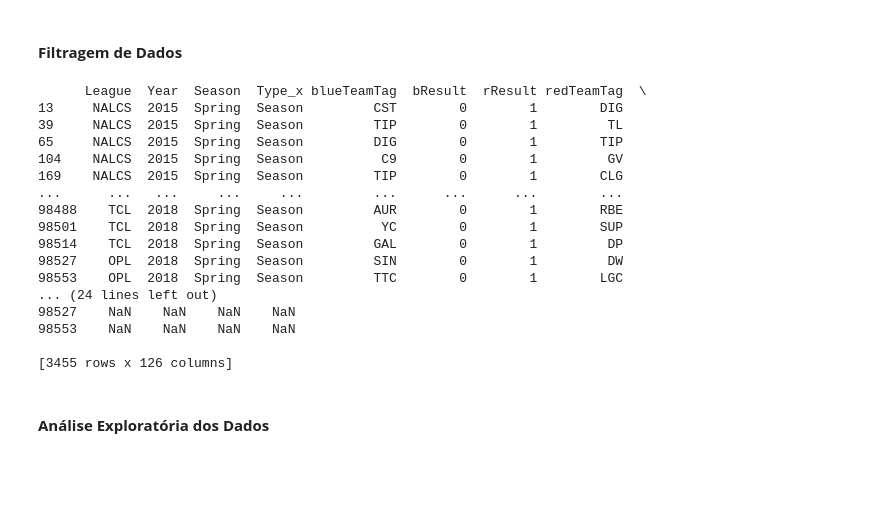
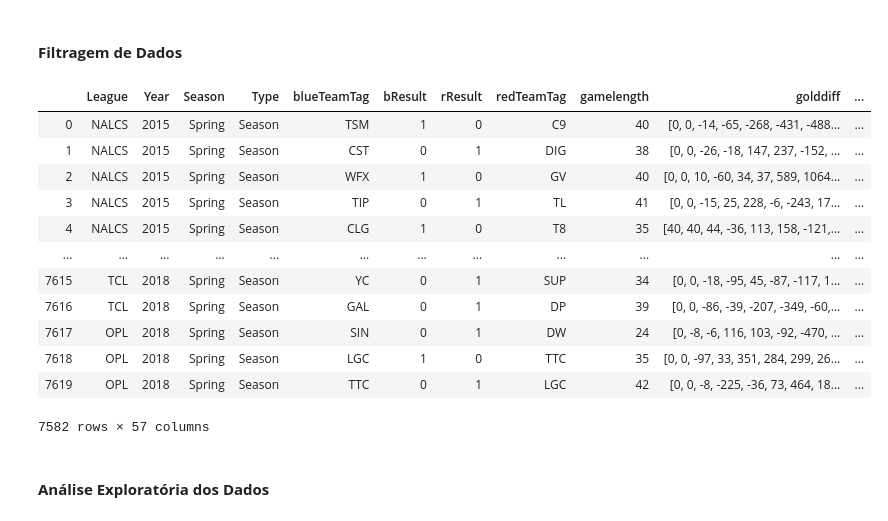
Before and after one commit to hawkthief/League_of_Vivas, a Jupyter notebook: jupyter/Ciência de Dados.ipynb, the cells around one changed output. Cells and saved outputs as stored; diff of their text form; code cells hidden in the pictures; blank space fills up the shorter version.

```diff
--- a/jupyter/Ciência de Dados.ipynb
+++ b/jupyter/Ciência de Dados.ipynb
@@ -132,43 +139,39 @@ kills = kills.dropna(subset=['Time'])
 # %%
 gold_partida = pandas.merge(match_info, gold, on='Address')
 
 gold_partida_f = gold_partida.Type_y == "golddiff"
 gold_diff=gold_partida[gold_partida_f]
 
 gold_blue_f = gold_diff.bResult == 1
 gold_red_f = gold_diff.rResult == 1
 
 gold_blue = gold_diff[gold_blue_f]
 gold_red = gold_diff[gold_red_f]
 
 league_nalcs = league_of_legends.League == "NALCS"
 league_btag =  league_of_legends.blueTeamTag == "TSM"
 league_nalcs_btag = league_nalcs & league_btag
 
 
 #for col in gold_partida.columns:
 #    print(col)
 #gold_partida
-print(gold_red)
+league_of_legends
 #print(league_of_legends[league_nalcs_btag][["League", "blueTeamTag"]])
 # %% [output]
+|  | League | Year | Season | Type | blueTeamTag | bResult | rResult | redTeamTag | gamelength | golddiff | ... |
+| 0 | NALCS | 2015 | Spring | Season | TSM | 1 | 0 | C9 | 40 | [0, 0, -14, -65, -268, -431, -488... | ... |
+| 1 | NALCS | 2015 | Spring | Season | CST | 0 | 1 | DIG | 38 | [0, 0, -26, -18, 147, 237, -152, ... | ... |
+| 2 | NALCS | 2015 | Spring | Season | WFX | 1 | 0 | GV | 40 | [0, 0, 10, -60, 34, 37, 589, 1064... | ... |
+| 3 | NALCS | 2015 | Spring | Season | TIP | 0 | 1 | TL | 41 | [0, 0, -15, 25, 228, -6, -243, 17... | ... |
+| 4 | NALCS | 2015 | Spring | Season | CLG | 1 | 0 | T8 | 35 | [40, 40, 44, -36, 113, 158, -121,... | ... |
+| ... | ... | ... | ... | ... | ... | ... | ... | ... | ... | ... | ... |
+| 7615 | TCL | 2018 | Spring | Season | YC | 0 | 1 | SUP | 34 | [0, 0, -18, -95, 45, -87, -117, 1... | ... |
+| 7616 | TCL | 2018 | Spring | Season | GAL | 0 | 1 | DP | 39 | [0, 0, -86, -39, -207, -349, -60,... | ... |
+| 7617 | OPL | 2018 | Spring | Season | SIN | 0 | 1 | DW | 24 | [0, -8, -6, 116, 103, -92, -470, ... | ... |
+| 7618 | OPL | 2018 | Spring | Season | LGC | 1 | 0 | TTC | 35 | [0, 0, -97, 33, 351, 284, 299, 26... | ... |
+| 7619 | OPL | 2018 | Spring | Season | TTC | 0 | 1 | LGC | 42 | [0, 0, -8, -225, -36, 73, 464, 18... | ... |
-      League  Year  Season  Type_x blueTeamTag  bResult  rResult redTeamTag  \
-13     NALCS  2015  Spring  Season         CST        0        1        DIG
-39     NALCS  2015  Spring  Season         TIP        0        1         TL
-65     NALCS  2015  Spring  Season         DIG        0        1        TIP
-104    NALCS  2015  Spring  Season          C9        0        1         GV
-169    NALCS  2015  Spring  Season         TIP        0        1        CLG
-...      ...   ...     ...     ...         ...      ...      ...        ...
-98488    TCL  2018  Spring  Season         AUR        0        1        RBE
-98501    TCL  2018  Spring  Season          YC        0        1        SUP
-98514    TCL  2018  Spring  Season         GAL        0        1         DP
-98527    OPL  2018  Spring  Season         SIN        0        1         DW
-98553    OPL  2018  Spring  Season         TTC        0        1        LGC
-... (24 lines left out)
-98527    NaN    NaN    NaN    NaN
-98553    NaN    NaN    NaN    NaN
-
-[3455 rows x 126 columns]
+7582 rows × 57 columns
 # %% [markdown]
 <h4><strong>Análise Exploratória dos Dados</strong></h4>
 # %% [markdown]
```
Also changed, not shown: parts of 11 cells of this notebook, 4 other files.
